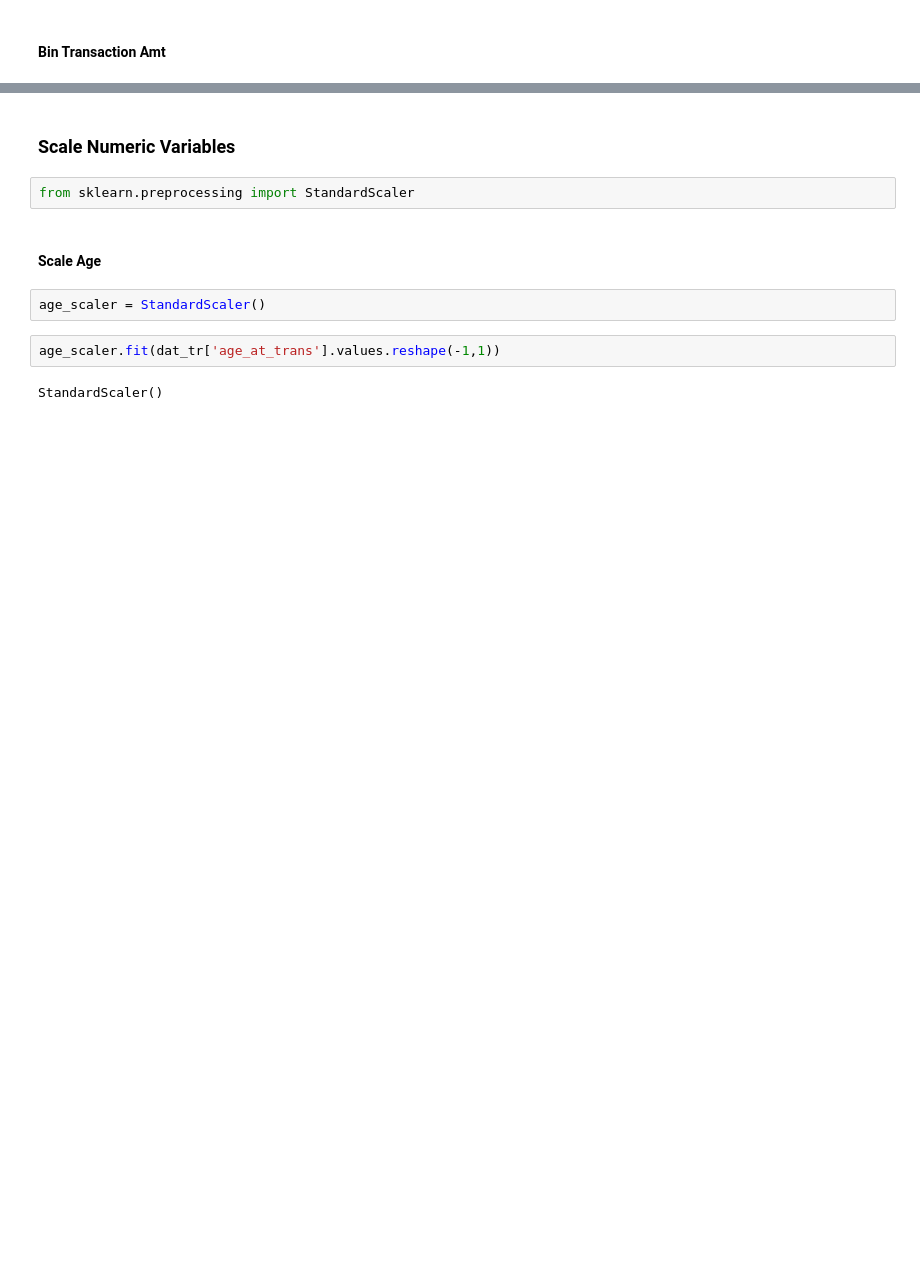
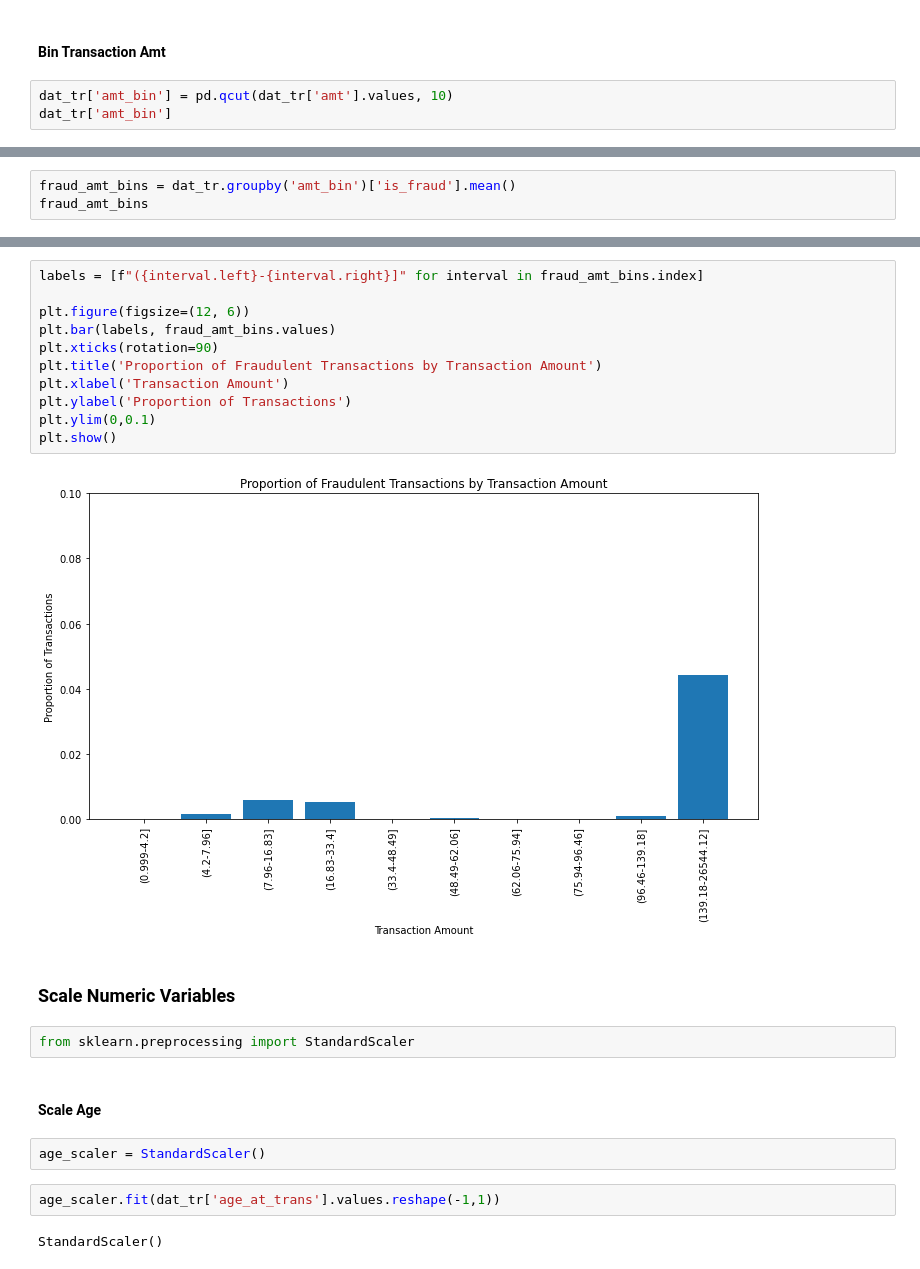
Before and after one commit to anabellafalk/cc_fraud_detection, a Jupyter notebook: data_prep.ipynb, the cells around one changed output, grey strips where cells are left out. Drawn from its saved outputs; the diff is of its cells as text; blank space fills up the shorter version.

```diff
--- a/data_prep.ipynb
+++ b/data_prep.ipynb
@@ -380,2 +473,5 @@ Name: age_at_trans, Length: 319622, dtype: int32
 # %% [markdown]
 #### Bin Transaction Amt
+# %%
+dat_tr['amt_bin'] = pd.qcut(dat_tr['amt'].values, 10)
+dat_tr['amt_bin']
@@ -381,0 +492,3 @@ Name: age_at_trans, Length: 319622, dtype: int32
+# %%
+fraud_amt_bins = dat_tr.groupby('amt_bin')['is_fraud'].mean()
+fraud_amt_bins
@@ -382,3 +508,16 @@ Name: age_at_trans, Length: 319622, dtype: int32
+# %%
+labels = [f"({interval.left}-{interval.right}]" for interval in fraud_amt_bins.index]
+
+plt.figure(figsize=(12, 6))
+plt.bar(labels, fraud_amt_bins.values)
+plt.xticks(rotation=90)
+plt.title('Proportion of Fraudulent Transactions by Transaction Amount')
+plt.xlabel('Transaction Amount')
+plt.ylabel('Proportion of Transactions')
+plt.ylim(0,0.1)
+plt.show()
+# %% [output]
+[figure, added]
 # %% [markdown]
 ### Scale Numeric Variables
 # %%
```
Also changed, not shown: parts of 10 cells of this notebook, 2 other files.
